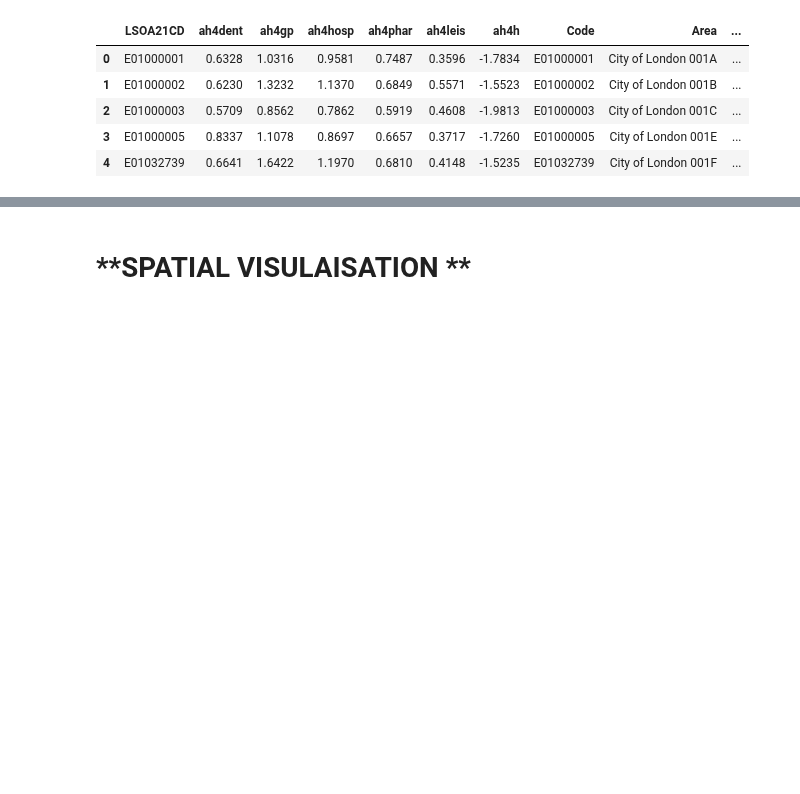
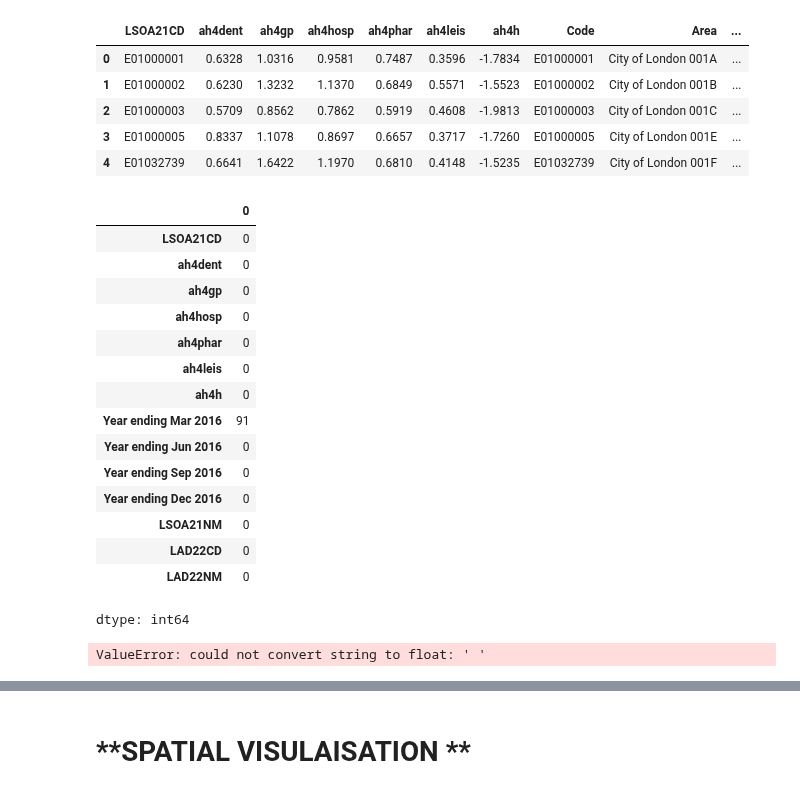
Before and after one commit to Jonathan-C-Barrett/GEOG5990M, a Jupyter notebook: GEOG5003M_Final_Project_template.ipynb, the cells around one changed output, grey strips where cells are left out. Saved outputs shown, nothing was run; the diff lists cells and outputs as text; code cells hidden in the pictures; blank space fills up the shorter version.

```diff
--- a/GEOG5003M_Final_Project_template.ipynb
+++ b/GEOG5003M_Final_Project_template.ipynb
@@ -126,3 +126,31 @@ health_prop.isnull().sum()
 #remove duplicated columns from Data base
 health_prop_clean = health_prop.drop(columns=['Code', 'Area', 'LSOA11NM', 'LSOA11CD', 'ObjectId','LAD22NMW'])
 health_prop_clean.head()
+# %%
+#Some property data missing but replaced with ':' symbol. Replace these with space
+health_prop_clean['Year ending Mar 2016']= health_prop_clean['Year ending Mar 2016'].replace(r'[^a-zA-Z0-9\s]', ' ', regex=True)
+# %%
+health_prop_clean['Year ending Jun 2016']= health_prop_clean['Year ending Jun 2016'].replace(r'[^a-zA-Z0-9\s]', ' ', regex=True)
+# %%
+health_prop_clean['Year ending Sep 2016']= health_prop_clean['Year ending Sep 2016'].replace(r'[^a-zA-Z0-9\s]', ' ', regex=True)
+# %%
+health_prop_clean['Year ending Dec 2016']= health_prop_clean['Year ending Dec 2016'].replace(r'[^a-zA-Z0-9\s]', ' ', regex=True)
+# %%
+health_prop_clean.isnull().sum()
+# %% [output]
+|  | 0 |
+| LSOA21CD | 0 |
+| ah4dent | 0 |
+| ah4gp | 0 |
+| ah4hosp | 0 |
+| ah4phar | 0 |
+| ah4leis | 0 |
+| ah4h | 0 |
+| Year ending Mar 2016 | 91 |
+| Year ending Jun 2016 | 0 |
+| Year ending Sep 2016 | 0 |
+| Year ending Dec 2016 | 0 |
+| LSOA21NM | 0 |
+| LAD22CD | 0 |
+| LAD22NM | 0 |
+dtype: int64
@@ -128,0 +160,4 @@ health_prop_clean.head()
+# %%
+health_prop_clean['Year ending Jun 2016'] = health_prop_clean['Year ending Jun 2016'].astype(float)
+# %% [output]
+ValueError: could not convert string to float: ' '
```
Also changed, not shown: parts of 2 cells of this notebook.
